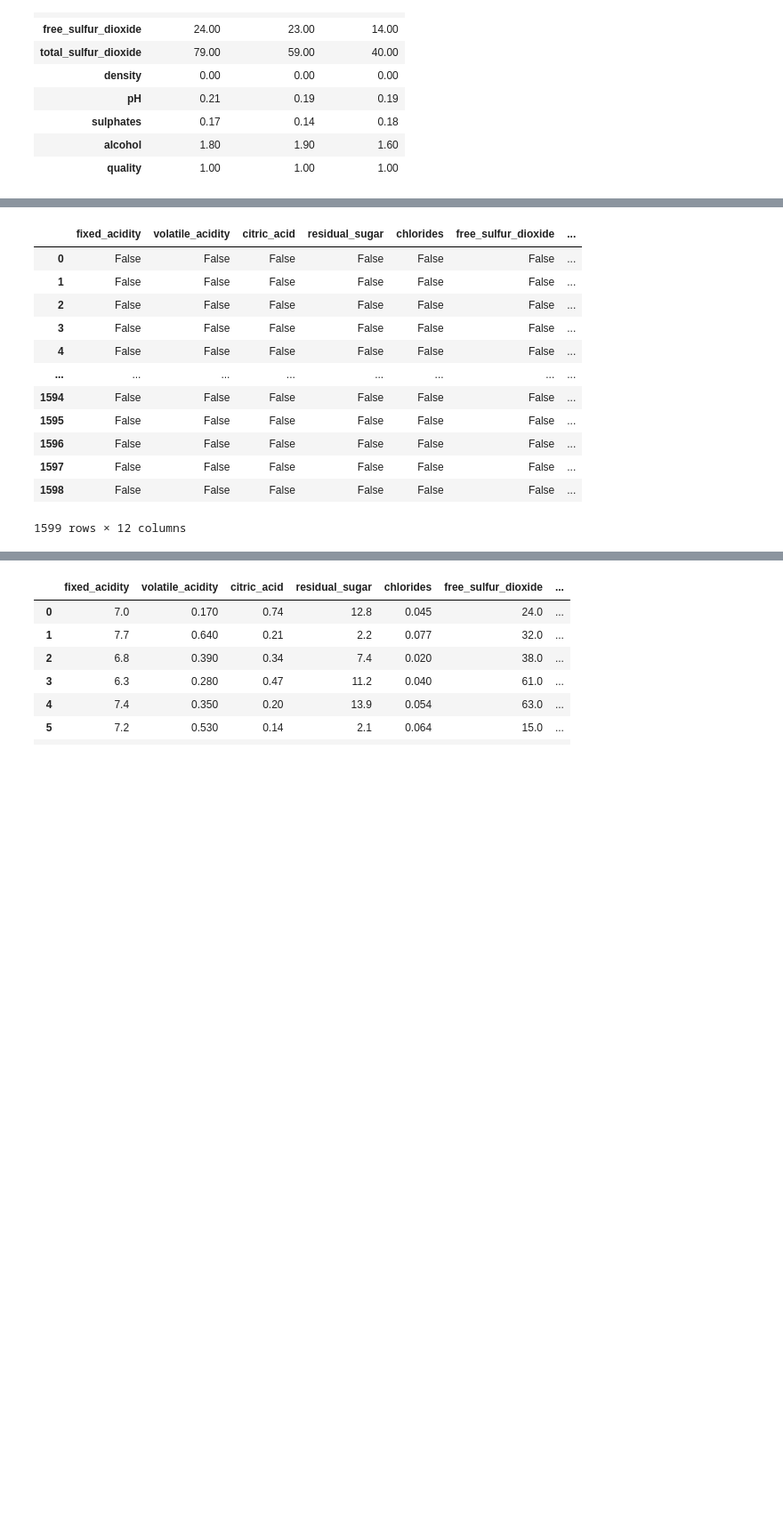
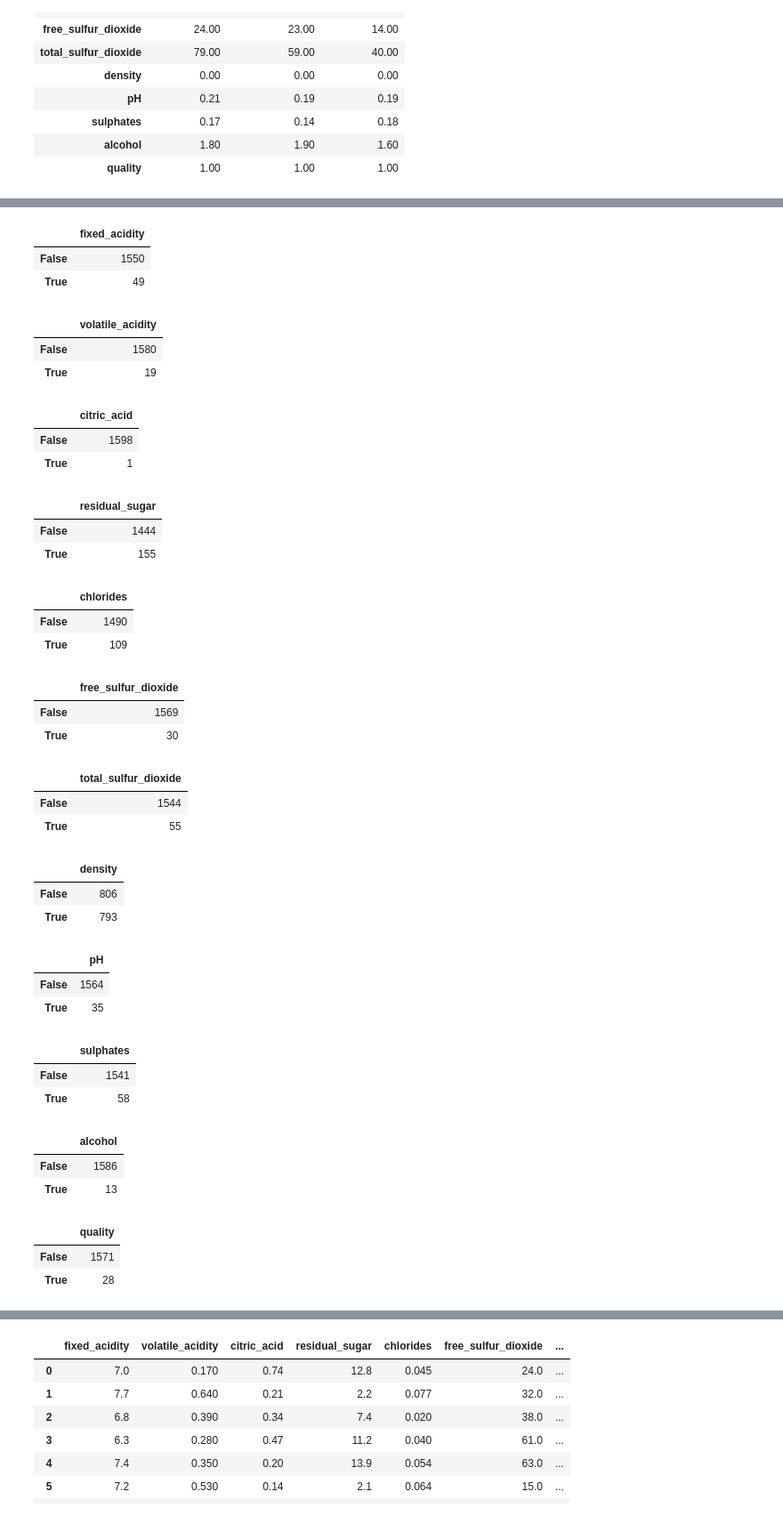
Before and after one commit to GitKPAN/4_BlueBerry-Winery, a Jupyter notebook: Blue_Berry_Winery.ipynb, the cells around one changed output, grey strips where cells are left out. Shown at 89% size. Cells and saved outputs as stored; diff of their text form; code cells hidden in the pictures; blank space fills up the shorter version.

```diff
--- a/Blue_Berry_Winery.ipynb
+++ b/Blue_Berry_Winery.ipynb
@@ -1654,7 +1539,9 @@ interquartile range for each of the variables in the datasets
 #The code below generates an output with the 'True' and 'False' values. Points where the values are 'True' represent the presence of the outlier.
 # For white wines
 
-(white_wine.iloc[:,:12] < (Q1_w - 1.5 * IQR_w)) | (white_wine.iloc[:,:12] > (Q3_w + 1.5 * IQR_w))
+Outlier_ww = (white_wine.iloc[:,:12] < (Q1_w - 1.5 * IQR_w)) | (white_wine.iloc[:,:12] > (Q3_w + 1.5 * IQR_w))
 
 # Now we count how many outliers we have for each feature
+for col in Outlier_ww.columns:
+   display(Outlier_ww[col].value_counts().to_frame())
 # %% [output]
@@ -1674,24 +1583,49 @@ interquartile range for each of the variables in the datasets
 # %%
 #The code below generates an output with the 'True' and 'False' values. Points where the values are 'True' represent the presence of the outlier.
 # For red wines
 
-Output_bool = (red_wine.iloc[:,:12] < (Q1_r - 1.5 * IQR_r)) | (red_wine.iloc[:,:12] > (Q3_r + 1.5 * IQR_r))
-Output_bool
+Outlier_rw = (red_wine.iloc[:,:12] < (Q1_r - 1.5 * IQR_r)) | (red_wine.iloc[:,:12] > (Q3_r + 1.5 * IQR_r))
+
 # Now we count how many outliers we have for each feature
+for col in Outlier_rw:
+   display(Outlier_rw[col].value_counts().to_frame())
 # %% [output]
-|  | fixed_acidity | volatile_acidity | citric_acid | residual_sugar | chlorides | free_sulfur_dioxide | ... |
-| 0 | False | False | False | False | False | False | ... |
-| 1 | False | False | False | False | False | False | ... |
-| 2 | False | False | False | False | False | False | ... |
-| 3 | False | False | False | False | False | False | ... |
-| 4 | False | False | False | False | False | False | ... |
-| ... | ... | ... | ... | ... | ... | ... | ... |
-| 1594 | False | False | False | False | False | False | ... |
-| 1595 | False | False | False | False | False | False | ... |
-| 1596 | False | False | False | False | False | False | ... |
-| 1597 | False | False | False | False | False | False | ... |
-| 1598 | False | False | False | False | False | False | ... |
+|  | fixed_acidity |
+| False | 1550 |
+| True | 49 |
-1599 rows × 12 columns
+|  | volatile_acidity |
+| False | 1580 |
+| True | 19 |
+|  | citric_acid |
+| False | 1598 |
+| True | 1 |
+|  | residual_sugar |
+| False | 1444 |
+| True | 155 |
+|  | chlorides |
+| False | 1490 |
+| True | 109 |
+|  | free_sulfur_dioxide |
+| False | 1569 |
+| True | 30 |
+|  | total_sulfur_dioxide |
+| False | 1544 |
+| True | 55 |
+|  | density |
+| False | 806 |
+| True | 793 |
+|  | pH |
+| False | 1564 |
+| True | 35 |
+|  | sulphates |
+| False | 1541 |
+| True | 58 |
+|  | alcohol |
+| False | 1586 |
+| True | 13 |
+|  | quality |
+| False | 1571 |
+| True | 28 |
 # %%
 # Checking for outliers with skewness
 #Ideally, the skewness value should be between -1 and +1, and any major deviation from this range indicates the presence of extreme values.
```
Also changed, not shown: parts of 11 cells of this notebook.
